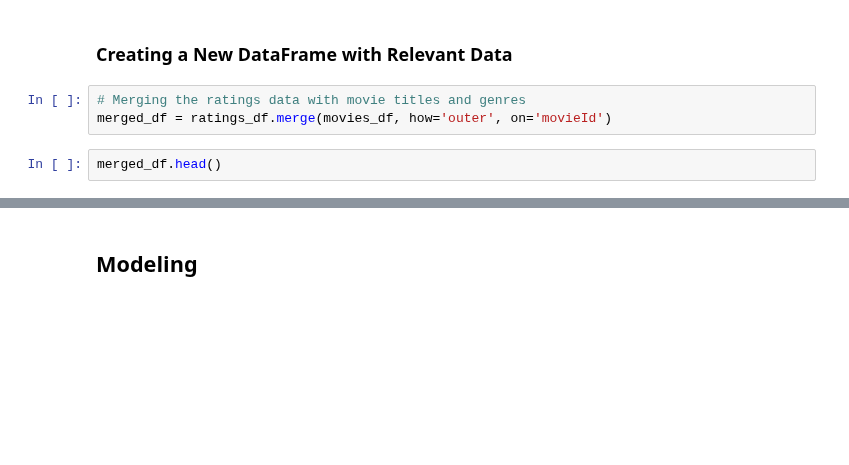
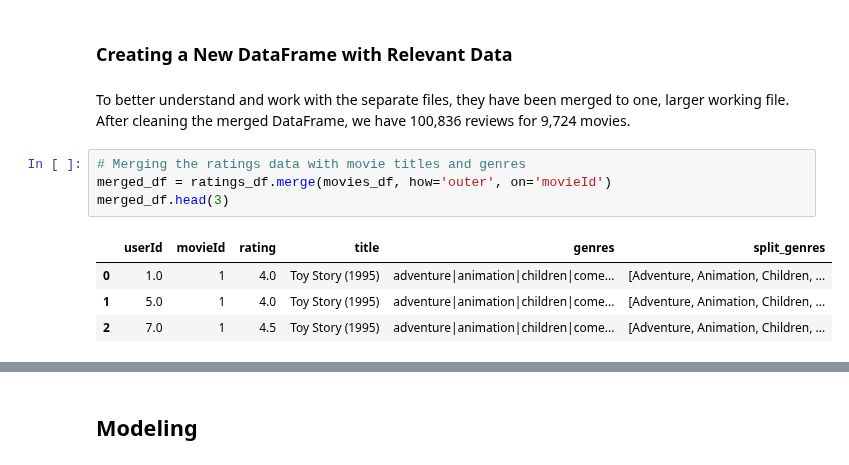
Before and after one commit to JasmineHuang25/rec-systems-project, a Jupyter notebook: clean.ipynb, the cells around one changed output, grey strips where cells are left out. Drawn from its saved outputs; the diff is of its cells as text; blank space fills up the shorter version.

Commit message:
adding to clean

```diff
--- a/clean.ipynb
+++ b/clean.ipynb
@@ -301,10 +321,16 @@ sns.barplot(x=tag_counts_names[:11], y=tag_counts_values[:11], color='#572f99',
 # %% [markdown]
 ### Creating a New DataFrame with Relevant Data
+# %% [markdown]
+To better understand and work with the separate files, they have been merged to one, larger working file. After cleaning the merged DataFrame, we have 100,836 reviews for 9,724 movies.
 # %%
 # Merging the ratings data with movie titles and genres
 merged_df = ratings_df.merge(movies_df, how='outer', on='movieId')
+merged_df.head(3)
+# %% [output]
+|  | userId | movieId | rating | title | genres | split_genres |
+| 0 | 1.0 | 1 | 4.0 | Toy Story (1995) | adventure|animation|children|come... | [Adventure, Animation, Children, ... |
+| 1 | 5.0 | 1 | 4.0 | Toy Story (1995) | adventure|animation|children|come... | [Adventure, Animation, Children, ... |
+| 2 | 7.0 | 1 | 4.5 | Toy Story (1995) | adventure|animation|children|come... | [Adventure, Animation, Children, ... |
-# %%
-merged_df.head()
 # %%
 # Checking for nulls after merging
 merged_df.isna().sum()
```
Also changed, not shown: parts of 65 cells of this notebook, 1 other file.
